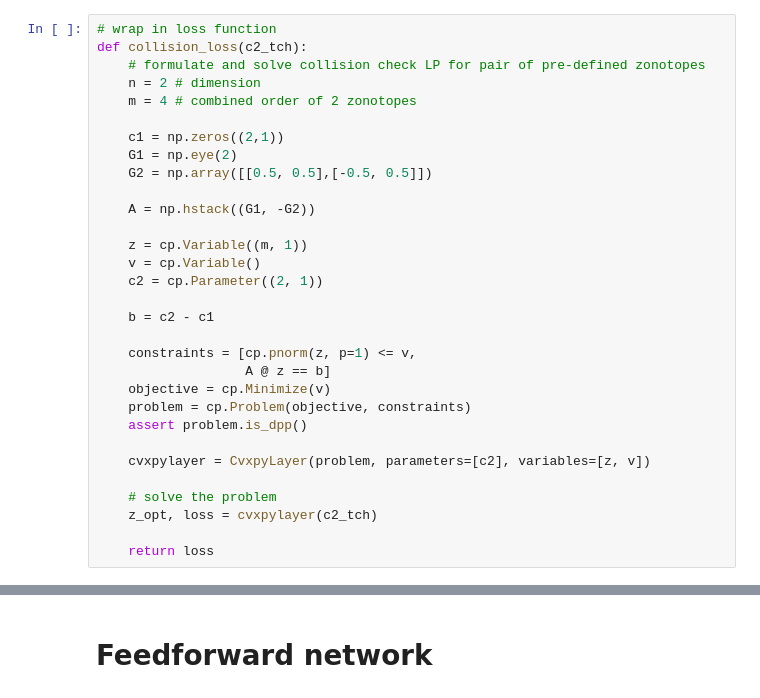
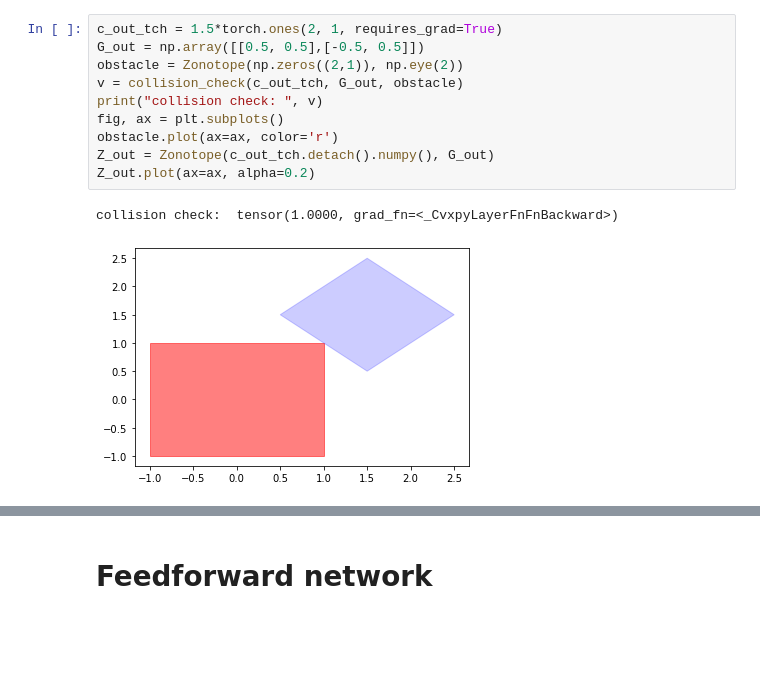
Before and after one commit to Stanford-NavLab/constrained-nn-training, a Jupyter notebook: zono_nn.ipynb, the cells around one changed output, grey strips where cells are left out. Drawn from its saved outputs; the diff is of its cells as text; blank space fills up the shorter version.

Commit message:
collision updates!

```diff
--- a/zono_nn.ipynb
+++ b/zono_nn.ipynb
@@ -55,31 +17,13 @@ gradient:
-# %%
-# wrap in loss function
-def collision_loss(c2_tch):
-    # formulate and solve collision check LP for pair of pre-defined zonotopes
-    n = 2 # dimension
-    m = 4 # combined order of 2 zonotopes
-
-    c1 = np.zeros((2,1))
-    G1 = np.eye(2)
-    G2 = np.array([[0.5, 0.5],[-0.5, 0.5]])
-
-    A = np.hstack((G1, -G2))
-
-    z = cp.Variable((m, 1))
-    v = cp.Variable()
-    c2 = cp.Parameter((2, 1))
-
-    b = c2 - c1
-
-    constraints = [cp.pnorm(z, p=1) <= v,
-                   A @ z == b]
-    objective = cp.Minimize(v)
-    problem = cp.Problem(objective, constraints)
-    assert problem.is_dpp()
-
-    cvxpylayer = CvxpyLayer(problem, parameters=[c2], variables=[z, v])
-
-    # solve the problem
-    z_opt, loss = cvxpylayer(c2_tch)
-
-    return loss
+# %%
+c_out_tch = 1.5*torch.ones(2, 1, requires_grad=True)
+G_out = np.array([[0.5, 0.5],[-0.5, 0.5]])
+obstacle = Zonotope(np.zeros((2,1)), np.eye(2))
+v = collision_check(c_out_tch, G_out, obstacle)
+print("collision check: ", v)
+fig, ax = plt.subplots()
+obstacle.plot(ax=ax, color='r')
+Z_out = Zonotope(c_out_tch.detach().numpy(), G_out)
+Z_out.plot(ax=ax, alpha=0.2)
+# %% [output]
+collision check:  tensor(1.0000, grad_fn=<_CvxpyLayerFnFnBackward>)
+[figure, added]
```
Also changed, not shown: parts of 8 cells of this notebook, 7 other files.
